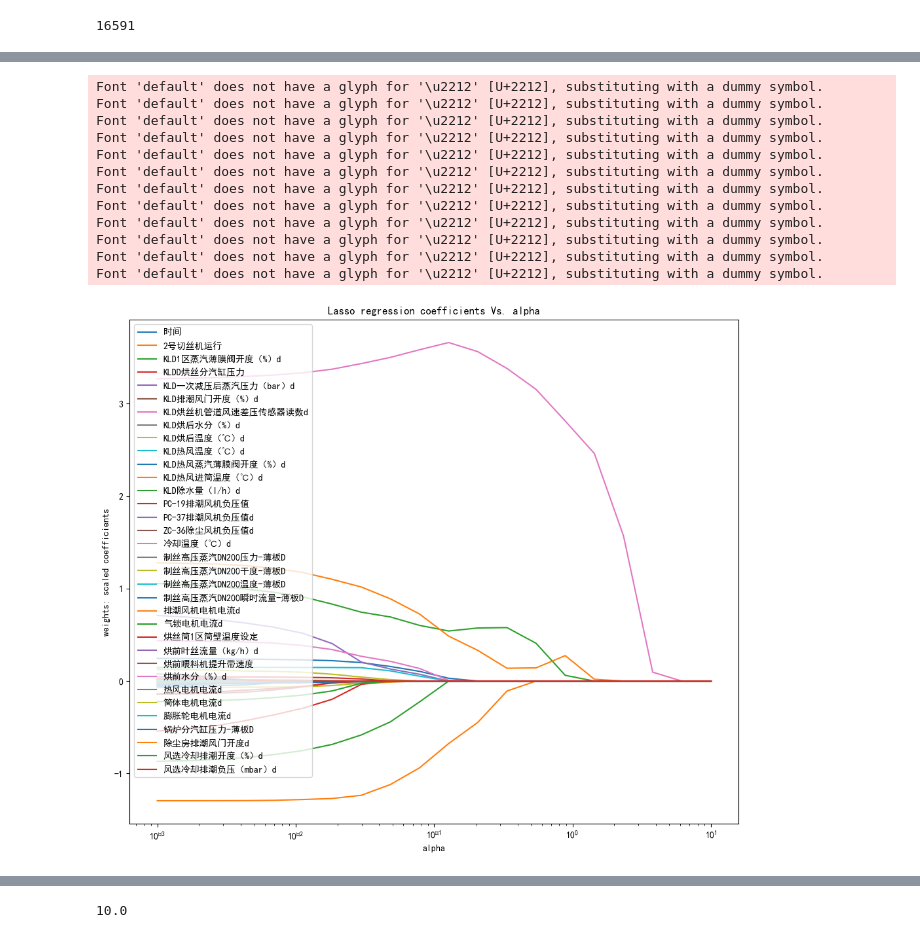
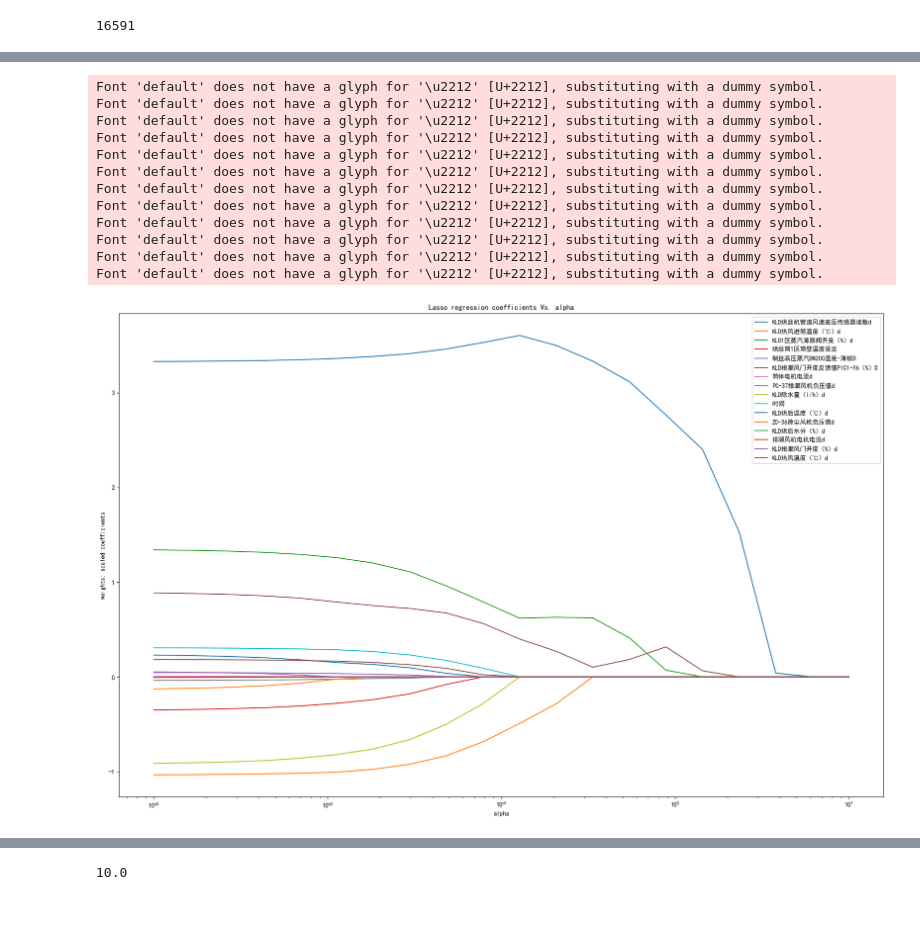
Before and after one commit to fallingjumping/china_Tabacco, a Jupyter notebook: test.ipynb, the cells around one changed output, grey strips where cells are left out. Drawn from its saved outputs; the diff is of its cells as text; code cells hidden in the pictures; blank space fills up the shorter version.

```diff
--- a/test.ipynb
+++ b/test.ipynb
@@ -57,3 +75,29 @@ print(len(x_train))
+# %%
+data = data.loc[:,['时间',
+  '1区冷凝水温度（℃）d',
+  '1区蒸汽压力（bar）d',
+  '1区筒壁温度（℃）d',
+  '2区冷凝水温度（℃）d',
+  '2区蒸汽压力（bar）d',
+  '2区筒壁温度（℃）d',
+  'KLD1区蒸汽薄膜阀开度（%）d',
+  'KLD1区蒸汽薄膜阀开度反馈值TIC1-Y1（%）D',
+  'KLD2区蒸汽薄膜阀开度（%）d',
+  'KLD2区蒸汽薄膜阀开度反馈值TIC3-Y22（%）D',
+  'KLD一次减压后蒸汽压力（bar）d',
+  'KLD排潮温度（℃）d',
+  'KLD排潮风门开度反馈值PIC1-Y6（%）D',
+  'KLD烘丝机管道风速差压传感器读数d',
+  'KLD烘后水分（%）d',
+  'KLD烘后温度（℃）d',
+  'KLD热风进筒温度（℃）d',
+  'KLD热风风速（m/s）d',
+  'PC-37排潮风机负压值d',
+  '制丝A线烘丝段用蒸汽流量',
+  '烘丝筒1区筒壁温度设定',
+  '烘丝筒2区筒壁温度设定',
+  '烘前叶丝累计量（kg）d',
+  'KLD热风风门开度（%）d.1']]
 # %%
 from sklearn.svm import SVR
 
@@ -78,35 +122,35 @@ alpha_lasso = 10**np.linspace(-3,1,20)
 lasso = Lasso()
 coefs_lasso = []
 
 for i in alpha_lasso:
     lasso.set_params(alpha = i)
     lasso.fit(x_train, y_train)
     coefs_lasso.append(lasso.coef_)
 
-plt.figure(figsize=(12,10))
+plt.figure(figsize=(22,14))
 ax = plt.gca()
 ax.plot(alpha_lasso, coefs_lasso)
 ax.set_xscale('log')
 plt.axis('tight')
 plt.xlabel('alpha')
 plt.ylabel('weights: scaled coefficients')
 plt.title('Lasso regression coefficients Vs. alpha')
 plt.legend(data.drop('KLD热风风门开度（%）d',axis=1, inplace=False).columns)
 plt.show()
 # %% [output]
 Font 'default' does not have a glyph for '\u2212' [U+2212], substituting with a dummy symbol.
 Font 'default' does not have a glyph for '\u2212' [U+2212], substituting with a dummy symbol.
 Font 'default' does not have a glyph for '\u2212' [U+2212], substituting with a dummy symbol.
 Font 'default' does not have a glyph for '\u2212' [U+2212], substituting with a dummy symbol.
 Font 'default' does not have a glyph for '\u2212' [U+2212], substituting with a dummy symbol.
 Font 'default' does not have a glyph for '\u2212' [U+2212], substituting with a dummy symbol.
 Font 'default' does not have a glyph for '\u2212' [U+2212], substituting with a dummy symbol.
 Font 'default' does not have a glyph for '\u2212' [U+2212], substituting with a dummy symbol.
 Font 'default' does not have a glyph for '\u2212' [U+2212], substituting with a dummy symbol.
 Font 'default' does not have a glyph for '\u2212' [U+2212], substituting with a dummy symbol.
 Font 'default' does not have a glyph for '\u2212' [U+2212], substituting with a dummy symbol.
 Font 'default' does not have a glyph for '\u2212' [U+2212], substituting with a dummy symbol.
-[figure, old version]
+[figure, new version]
 # %%
 from sklearn.linear_model import LassoCV
 lasso_ = LassoCV(alphas=alpha_lasso,cv=5).fit(x_train,y_train)
```
Also changed, not shown: parts of 15 cells of this notebook, 10 other files.
